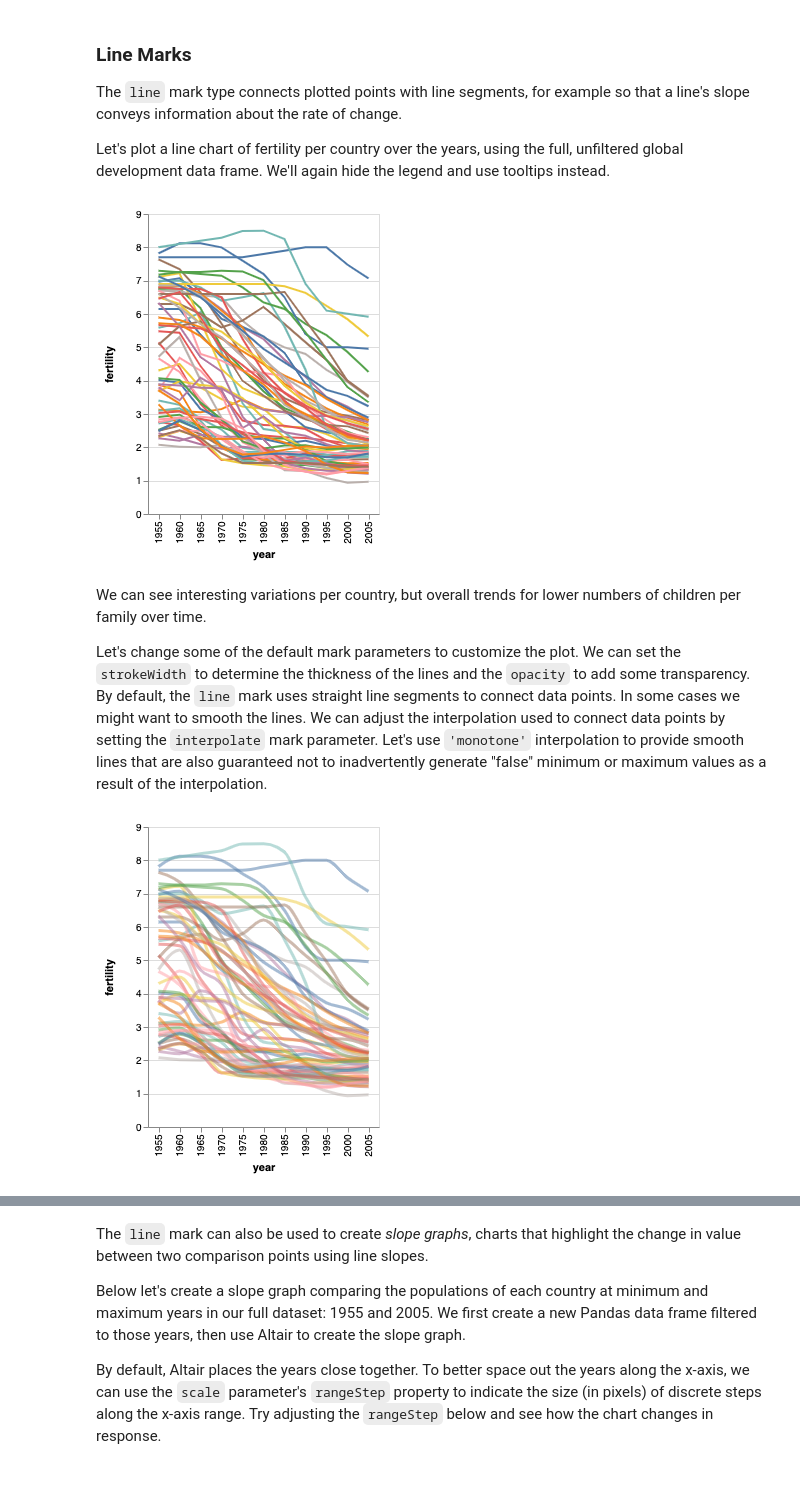
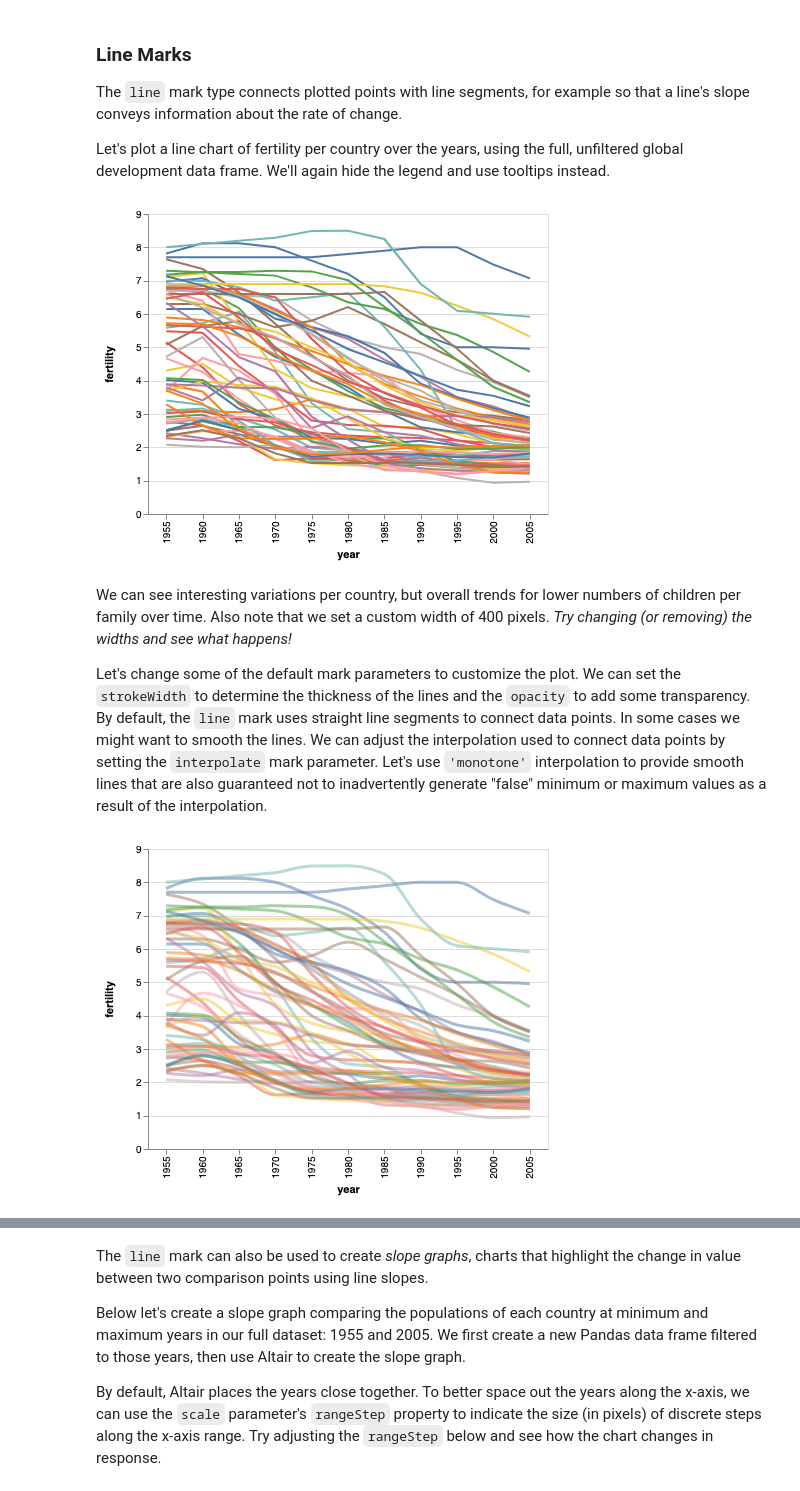
Before and after one commit to uwdata/visualization-curriculum, a Jupyter notebook: altair_marks_encoding.ipynb, the cells around one changed output, grey strips where cells are left out. Saved outputs shown, nothing was run; the diff lists cells and outputs as text; code cells hidden in the pictures.

```diff
--- a/altair_marks_encoding.ipynb
+++ b/altair_marks_encoding.ipynb
@@ -501,14 +501,16 @@ Let's plot a line chart of fertility per country over the years, using the full,
 # %%
 alt.Chart(data).mark_line().encode(
     alt.X('year:O'),
     alt.Y('fertility:Q'),
     alt.Color('country:N', legend=None),
     alt.Tooltip('country:N')
+).properties(
+    width=400
 )
 # %% [output]
-[figure, old version]
+[figure, new version]
 # %% [markdown]
-We can see interesting variations per country, but overall trends for lower numbers of children per family over time.
+We can see interesting variations per country, but overall trends for lower numbers of children per family over time. Also note that we set a custom width of 400 pixels. _Try changing (or removing) the widths and see what happens!_
 
 Let's change some of the default mark parameters to customize the plot. We can set the `strokeWidth` to determine the thickness of the lines and the `opacity` to add some transparency. By default, the `line` mark uses straight line segments to connect data points. In some cases we might want to smooth the lines. We can adjust the interpolation used to connect data points by setting the `interpolate` mark parameter. Let's use `'monotone'` interpolation to provide smooth lines that are also guaranteed not to inadvertently generate "false" minimum or maximum values as a result of the interpolation.
 # %%
@@ -521,6 +523,8 @@ alt.Chart(data).mark_line(
     alt.Y('fertility:Q'),
     alt.Color('country:N', legend=None),
     alt.Tooltip('country:N')
+).properties(
+    width=400
 )
 # %% [output]
-[figure, old version]
+[figure, new version]
```
Also changed, not shown: parts of 6 cells of this notebook.
